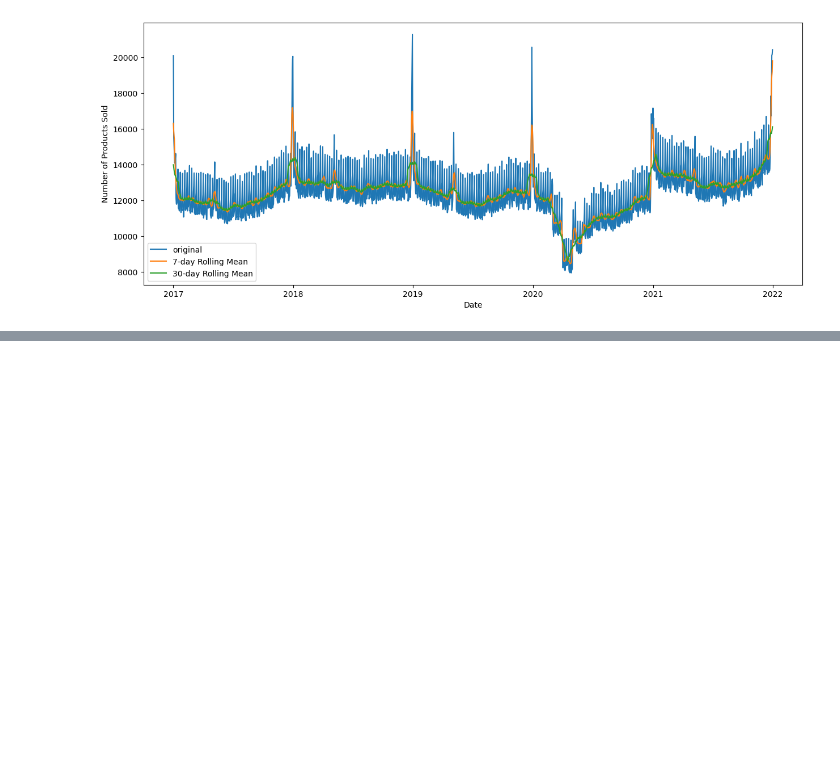
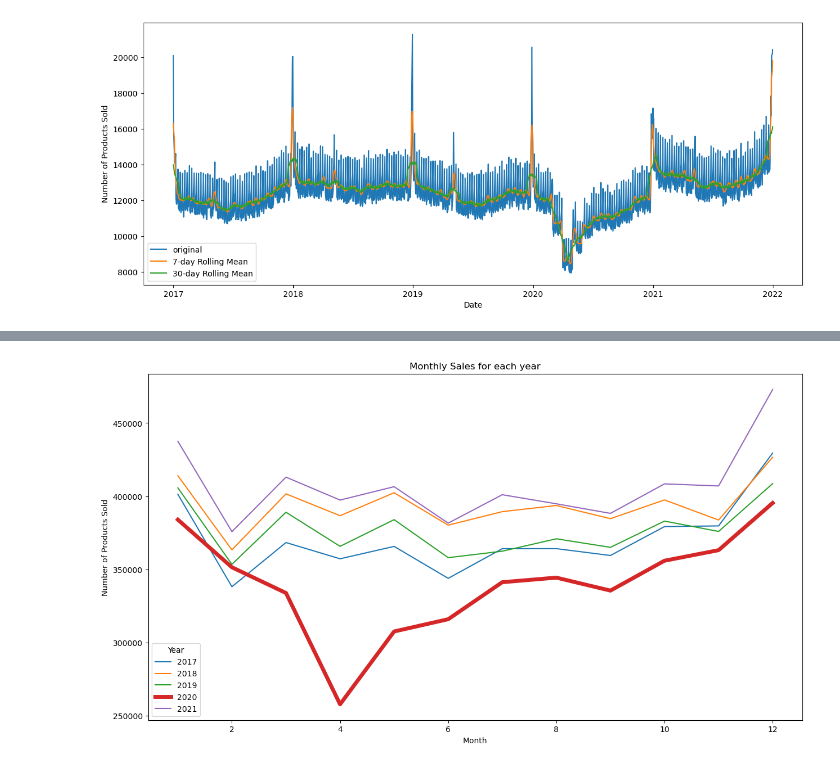
Before and after one commit to WhuanY/my_DS_project, a Jupyter notebook: 8playground-series-s3e19/Re-Realization:S3E19 🛍️Course: 🔍EDA ➡️ 📅FE ➡️ 🚀LightGBM.ipynb, the cells around one changed output, grey strips where cells are left out. Cells and saved outputs as stored; diff of their text form; code cells hidden in the pictures; blank space fills up the shorter version.

```diff
--- a/8playground-series-s3e19/Re-Realization:S3E19 🛍️Course: 🔍EDA ➡️ 📅FE ➡️ 🚀LightGBM.ipynb
+++ b/8playground-series-s3e19/Re-Realization:S3E19 🛍️Course: 🔍EDA ➡️ 📅FE ➡️ 🚀LightGBM.ipynb
@@ -179,0 +195,27 @@ plt.show()
+# %%
+# Create Monthly Sales Each Year
+monthly_sales_year = monthly_sales.reset_index()
+# Create a column for year
+monthly_sales_year['year'] = monthly_sales_year['date'].dt.year
+plt.figure(figsize=(15,8))
+for year in sorted(monthly_sales_year['year'].unique()):
+    if year !=2020:
+        sns.lineplot(
+            x = monthly_sales_year[monthly_sales_year['year'] == year]['date'].dt.month,
+            y = monthly_sales_year[monthly_sales_year['year'] == year]['num_sold'],
+            label = year
+        )
+    else:
+        sns.lineplot(
+            x = monthly_sales_year[monthly_sales_year['year'] == year]['date'].dt.month,
+            y = monthly_sales_year[monthly_sales_year['year'] == year]['num_sold'],
+            label = year,
+            linewidth = 5
+        )
+plt.title("Monthly Sales for each year")
+plt.xlabel('Month')
+plt.ylabel('Number of Products Sold')
+plt.legend(title='Year')
+plt.show()
+# %% [output]
+[figure, added]
```
Also changed, not shown: parts of 46 cells of this notebook, 1 other file.
